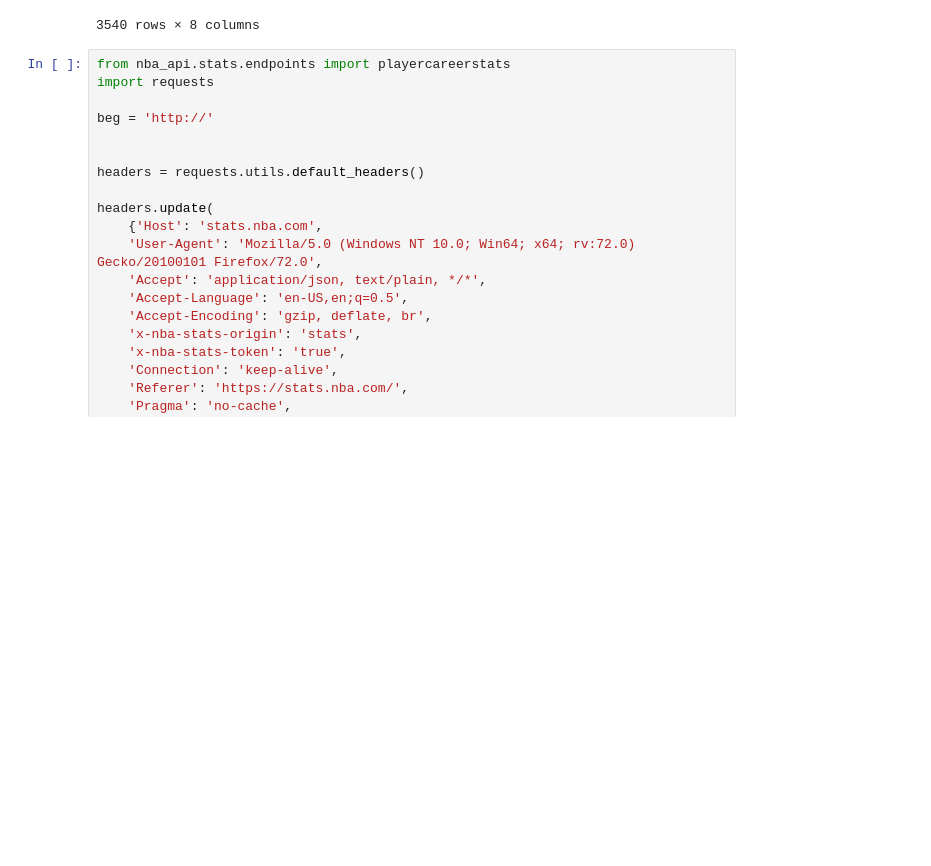
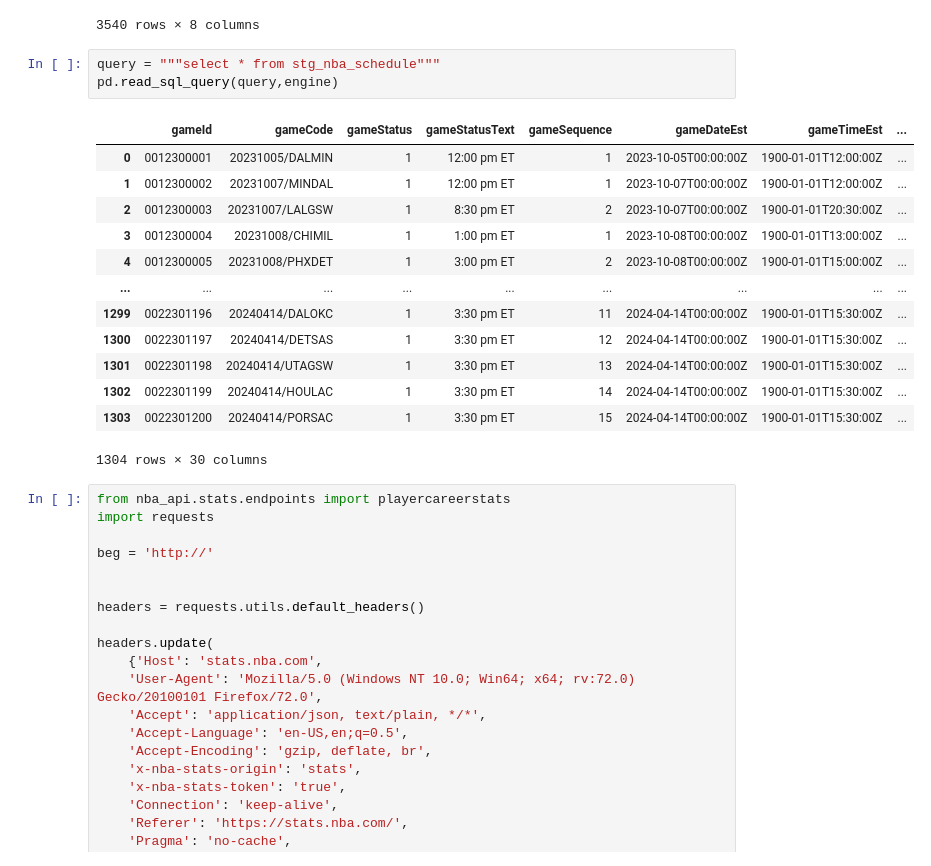
Before and after one commit to TheResearchLab/Practice, a Jupyter notebook: Streamlit-Basketball-App/data_ingest.ipynb, the cells around one changed output. Cells and saved outputs as stored; diff of their text form; blank space fills up the shorter version.

```diff
--- a/Streamlit-Basketball-App/data_ingest.ipynb
+++ b/Streamlit-Basketball-App/data_ingest.ipynb
@@ -168,6 +153,23 @@ HTTPSConnectionPool(host='stats.nba.com', port=443): Read timed out. (read timeo
 | 3538 | 02/03/2023 Hornets at Pistons | 22200785 | 2022-23 | 2023-02-03 | Pistons | 1610612765 | Hornets | ... |
 | 3539 | 12/14/2022 Pistons at Hornets | 22200414 | 2022-23 | 2022-12-14 | Hornets | 1610612766 | Pistons | ... |
 3540 rows × 8 columns
+# %%
+query = """select * from stg_nba_schedule"""
+pd.read_sql_query(query,engine)
+# %% [output]
+|  | gameId | gameCode | gameStatus | gameStatusText | gameSequence | gameDateEst | gameTimeEst | ... |
+| 0 | 0012300001 | 20231005/DALMIN | 1 | 12:00 pm ET | 1 | 2023-10-05T00:00:00Z | 1900-01-01T12:00:00Z | ... |
+| 1 | 0012300002 | 20231007/MINDAL | 1 | 12:00 pm ET | 1 | 2023-10-07T00:00:00Z | 1900-01-01T12:00:00Z | ... |
+| 2 | 0012300003 | 20231007/LALGSW | 1 | 8:30 pm ET | 2 | 2023-10-07T00:00:00Z | 1900-01-01T20:30:00Z | ... |
+| 3 | 0012300004 | 20231008/CHIMIL | 1 | 1:00 pm ET | 1 | 2023-10-08T00:00:00Z | 1900-01-01T13:00:00Z | ... |
+| 4 | 0012300005 | 20231008/PHXDET | 1 | 3:00 pm ET | 2 | 2023-10-08T00:00:00Z | 1900-01-01T15:00:00Z | ... |
+| ... | ... | ... | ... | ... | ... | ... | ... | ... |
+| 1299 | 0022301196 | 20240414/DALOKC | 1 | 3:30 pm ET | 11 | 2024-04-14T00:00:00Z | 1900-01-01T15:30:00Z | ... |
+| 1300 | 0022301197 | 20240414/DETSAS | 1 | 3:30 pm ET | 12 | 2024-04-14T00:00:00Z | 1900-01-01T15:30:00Z | ... |
+| 1301 | 0022301198 | 20240414/UTAGSW | 1 | 3:30 pm ET | 13 | 2024-04-14T00:00:00Z | 1900-01-01T15:30:00Z | ... |
+| 1302 | 0022301199 | 20240414/HOULAC | 1 | 3:30 pm ET | 14 | 2024-04-14T00:00:00Z | 1900-01-01T15:30:00Z | ... |
+| 1303 | 0022301200 | 20240414/PORSAC | 1 | 3:30 pm ET | 15 | 2024-04-14T00:00:00Z | 1900-01-01T15:30:00Z | ... |
+1304 rows × 30 columns
 # %%
 from nba_api.stats.endpoints import playercareerstats
 import requests
```
Also changed, not shown: parts of 9 cells of this notebook, 2 other files.
